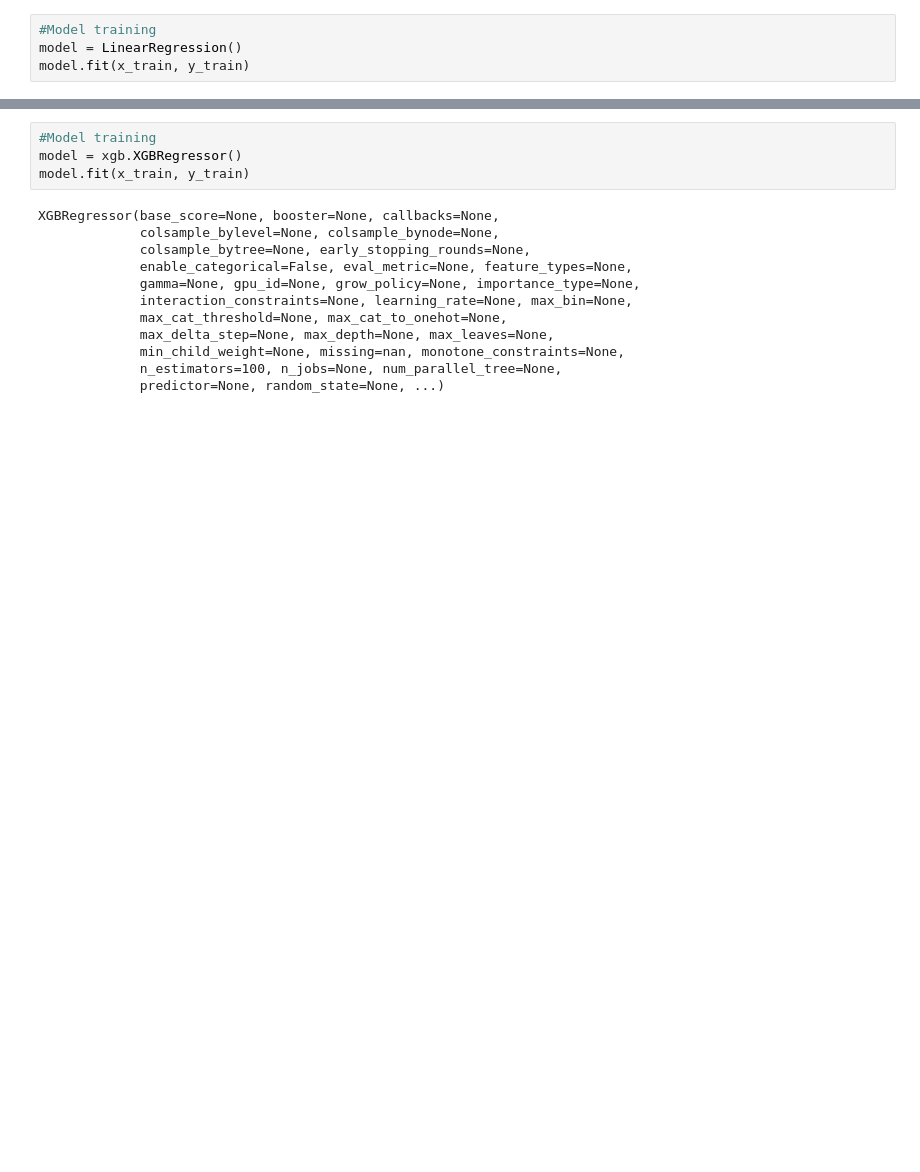
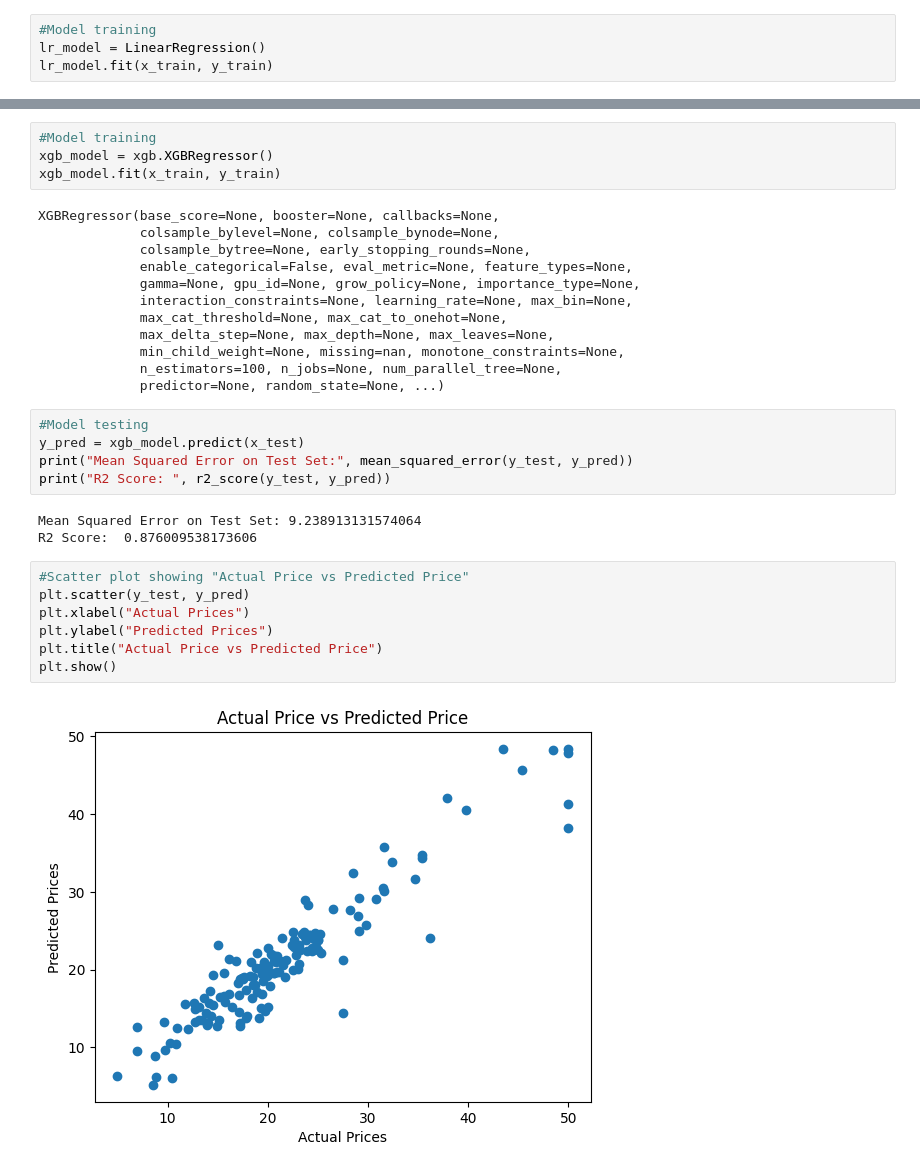
Before and after one commit to SumanDangol2000/Boston_House_Price_Prediction, a Jupyter notebook: House Price Prediction/Prediction.ipynb, the cells around one changed output, grey strips where cells are left out. Cells and saved outputs as stored; diff of their text form; blank space fills up the shorter version.

Commit message:
scatter plot between the prediciton and actaul data

```diff
--- a/House Price Prediction/Prediction.ipynb
+++ b/House Price Prediction/Prediction.ipynb
@@ -106,8 +131,8 @@ x_train, x_test, y_train, y_test = train_test_split(X, Y, test_size=0.3, random_
 Linear Regression
 # %%
 #Model training
-model = LinearRegression()
-model.fit(x_train, y_train)
+lr_model = LinearRegression()
+lr_model.fit(x_train, y_train)
 # %% [output]
 LinearRegression()
 # %%
@@ -126,8 +151,8 @@ R2 : 0.7112260057484967
 XGBoosting
 # %%
 #Model training
-model = xgb.XGBRegressor()
-model.fit(x_train, y_train)
+xgb_model = xgb.XGBRegressor()
+xgb_model.fit(x_train, y_train)
 # %% [output]
 XGBRegressor(base_score=None, booster=None, callbacks=None,
              colsample_bylevel=None, colsample_bynode=None,
@@ -140,5 +165,22 @@ XGBRegressor(base_score=None, booster=None, callbacks=None,
              min_child_weight=None, missing=nan, monotone_constraints=None,
              n_estimators=100, n_jobs=None, num_parallel_tree=None,
              predictor=None, random_state=None, ...)
+# %%
+#Model testing
+y_pred = xgb_model.predict(x_test)
+print("Mean Squared Error on Test Set:", mean_squared_error(y_test, y_pred))
+print("R2 Score: ", r2_score(y_test, y_pred))
+# %% [output]
+Mean Squared Error on Test Set: 9.238913131574064
+R2 Score:  0.876009538173606
+# %%
+#Scatter plot showing "Actual Price vs Predicted Price"
+plt.scatter(y_test, y_pred)
+plt.xlabel("Actual Prices")
+plt.ylabel("Predicted Prices")
+plt.title("Actual Price vs Predicted Price")
+plt.show()
+# %% [output]
+[figure, added]
 # %%
 #Model testing
```
Also changed, not shown: parts of 7 cells of this notebook.
